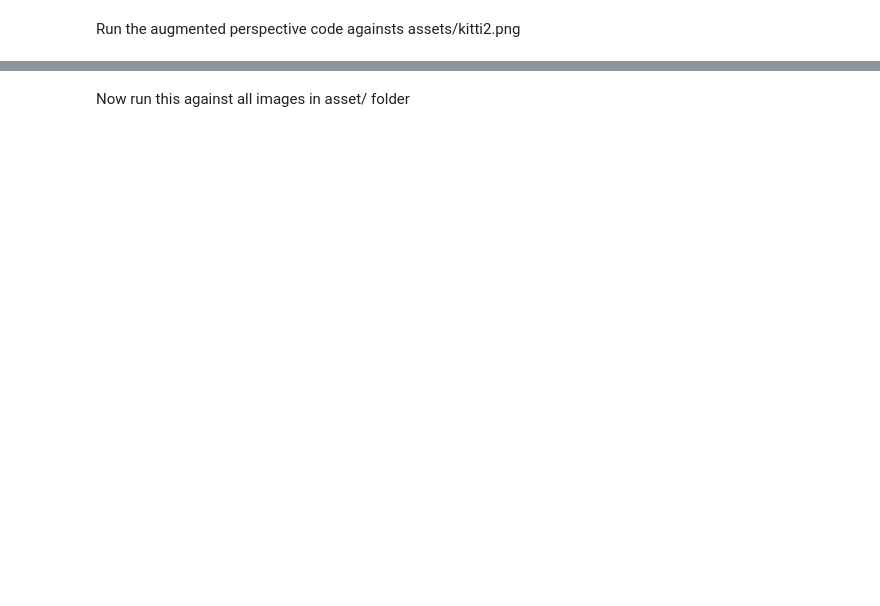
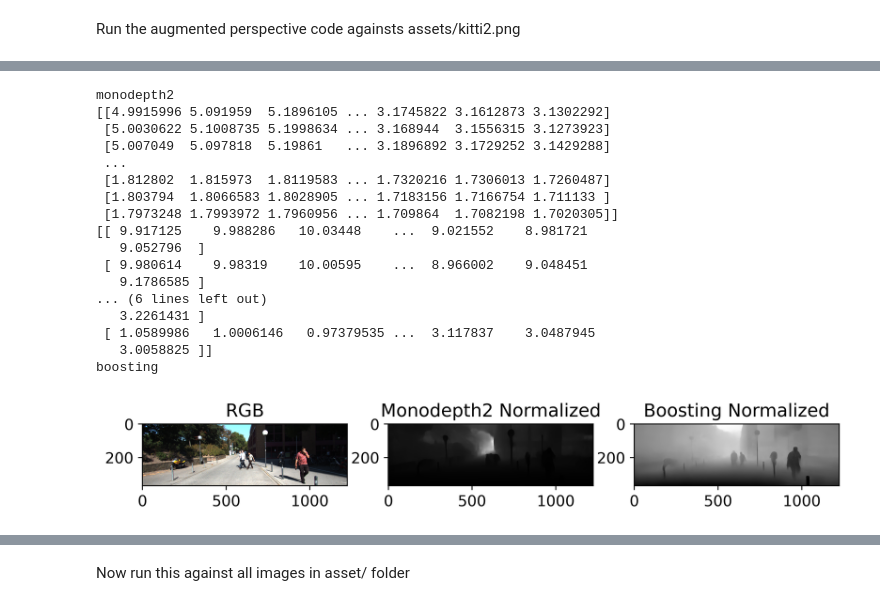
Before and after one commit to hsysuper/augmented-perspective, a Jupyter notebook: AugmentedPerspective.ipynb, the cells around one changed output, grey strips where cells are left out. Cells and saved outputs as stored; diff of their text form; code cells hidden in the pictures; blank space fills up the shorter version.

```diff
--- a/AugmentedPerspective.ipynb
+++ b/AugmentedPerspective.ipynb
@@ -167,3 +225,34 @@ ax[1].title.set_text('Boosting')
+# %%
+f, ax = plt.subplots(1, 3, dpi=500)
+print("monodepth2")
+print(depth_map_after_monodepth2_normalized)
+print(depth_map_after_boosting_normalized)
+print("boosting")
+ax[0].imshow(original_image)
+ax[0].title.set_text('RGB')
+ax[1].imshow(depth_map_after_monodepth2_normalized, cmap='gray')
+ax[1].title.set_text('Monodepth2 Normalized')
+ax[2].imshow(depth_map_after_boosting_normalized, cmap='gray')
+ax[2].title.set_text('Boosting Normalized')
+# %% [output]
+monodepth2
+[[4.9915996 5.091959  5.1896105 ... 3.1745822 3.1612873 3.1302292]
+ [5.0030622 5.1008735 5.1998634 ... 3.168944  3.1556315 3.1273923]
+ [5.007049  5.097818  5.19861   ... 3.1896892 3.1729252 3.1429288]
+ ...
+ [1.812802  1.815973  1.8119583 ... 1.7320216 1.7306013 1.7260487]
+ [1.803794  1.8066583 1.8028905 ... 1.7183156 1.7166754 1.711133 ]
+ [1.7973248 1.7993972 1.7960956 ... 1.709864  1.7082198 1.7020305]]
+[[ 9.917125    9.988286   10.03448    ...  9.021552    8.981721
+   9.052796  ]
+ [ 9.980614    9.98319    10.00595    ...  8.966002    9.048451
+   9.1786585 ]
+... (6 lines left out)
+   3.2261431 ]
+ [ 1.0589986   1.0006146   0.97379535 ...  3.117837    3.0487945
+   3.0058825 ]]
+boosting
+[figure, added]
 # %%
 raw_depth_map_after_monodepth2 = np.load("outputs/kitti2_monodepth2_resized_disp.npy")
 raw_depth_map_after_boosting = np.load("outputs/kitti2_boosting_depth_raw.npy")
```
Also changed, not shown: parts of 12 cells of this notebook.
